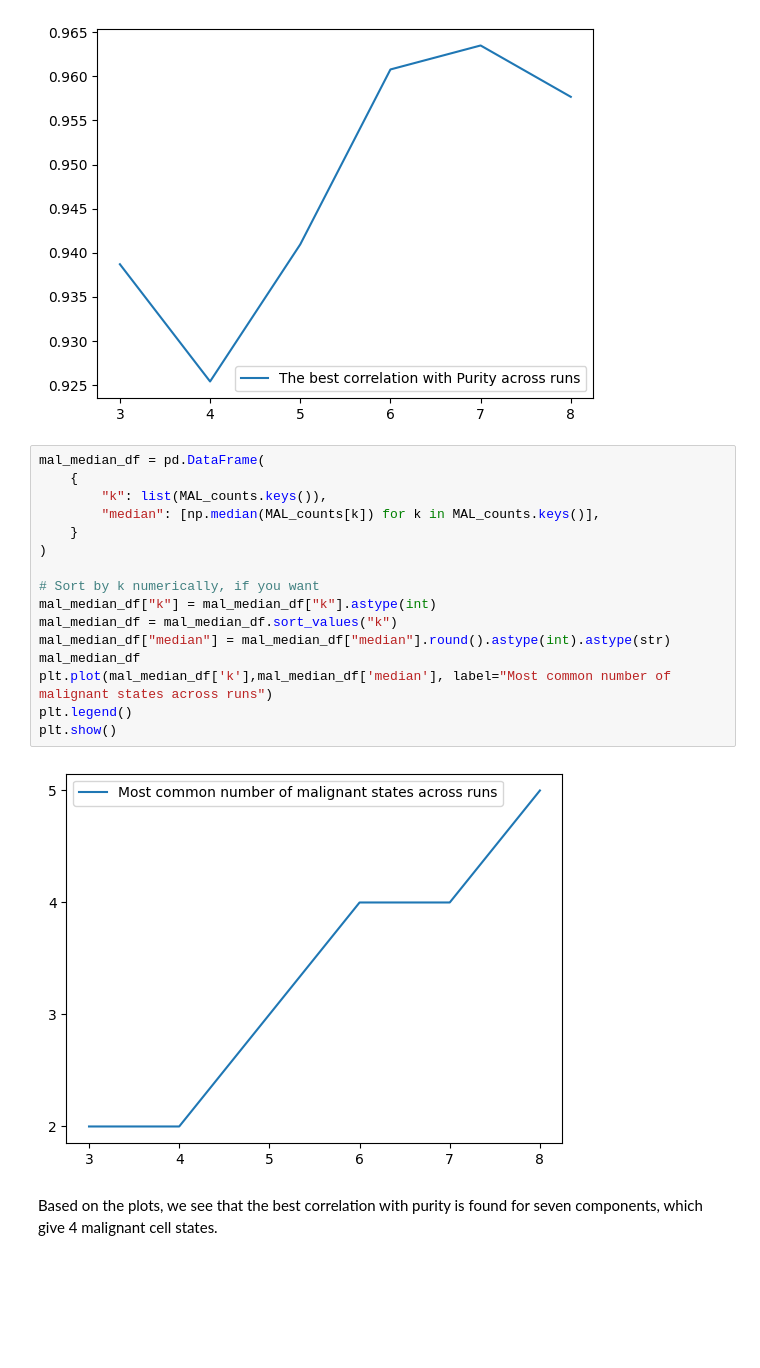
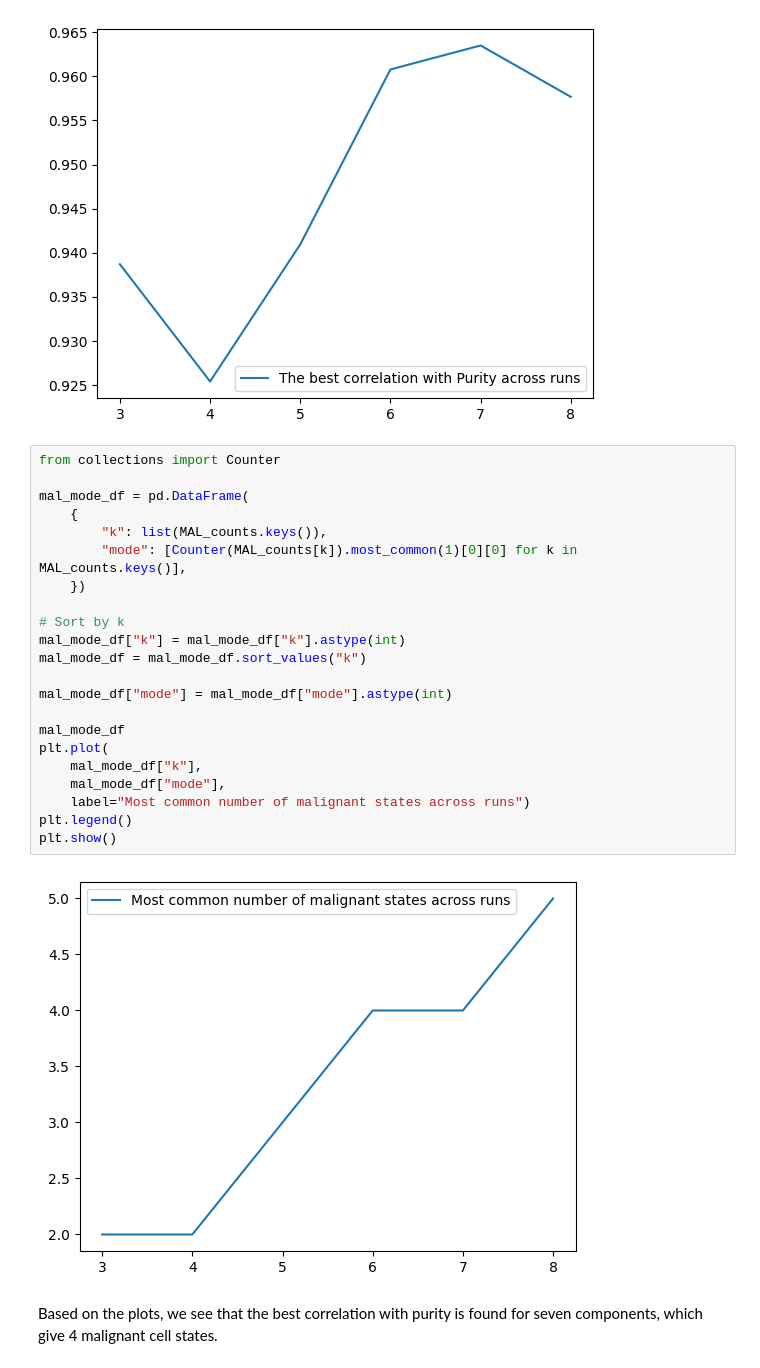
Before and after one commit to BoevaLab/CDState, a Jupyter notebook: notebooks/CDState_end_to_end.ipynb, the cells around one changed output. Drawn from its saved outputs; the diff is of its cells as text; blank space fills up the shorter version.

```diff
--- a/notebooks/CDState_end_to_end.ipynb
+++ b/notebooks/CDState_end_to_end.ipynb
@@ -236,23 +236,29 @@ plt.show()
 # %% [output]
 [figure]
 # %%
-mal_median_df = pd.DataFrame(
+from collections import Counter
+
+mal_mode_df = pd.DataFrame(
     {
         "k": list(MAL_counts.keys()),
-        "median": [np.median(MAL_counts[k]) for k in MAL_counts.keys()],
-    }
-)
+        "mode": [Counter(MAL_counts[k]).most_common(1)[0][0] for k in MAL_counts.keys()],
+    })
 
-# Sort by k numerically, if you want
-mal_median_df["k"] = mal_median_df["k"].astype(int)
-mal_median_df = mal_median_df.sort_values("k")
-mal_median_df["median"] = mal_median_df["median"].round().astype(int).astype(str)
-mal_median_df
-plt.plot(mal_median_df['k'],mal_median_df['median'], label="Most common number of malignant states across runs")
+# Sort by k
+mal_mode_df["k"] = mal_mode_df["k"].astype(int)
+mal_mode_df = mal_mode_df.sort_values("k")
+
+mal_mode_df["mode"] = mal_mode_df["mode"].astype(int)
+
+mal_mode_df
+plt.plot(
+    mal_mode_df["k"],
+    mal_mode_df["mode"],
+    label="Most common number of malignant states across runs")
 plt.legend()
 plt.show()
 # %% [output]
-[figure, old version]
+[figure, new version]
 # %% [markdown]
 Based on the plots, we see that the best correlation with purity is found for seven components, which give 4 malignant cell states.
 # %% [markdown]
```
